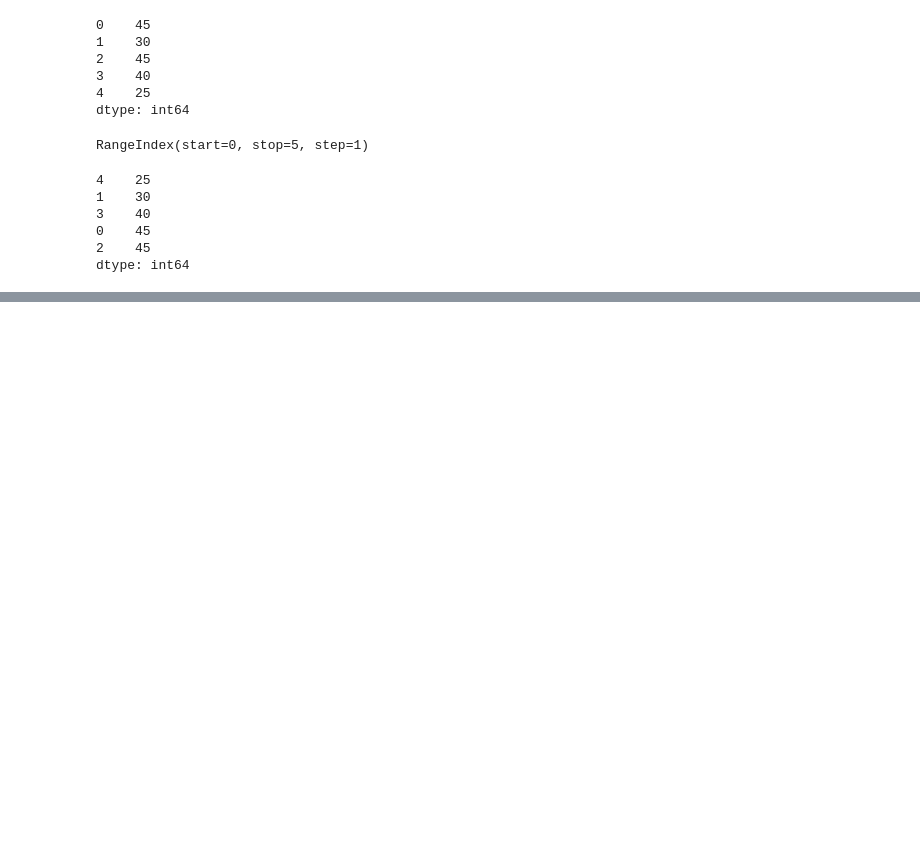
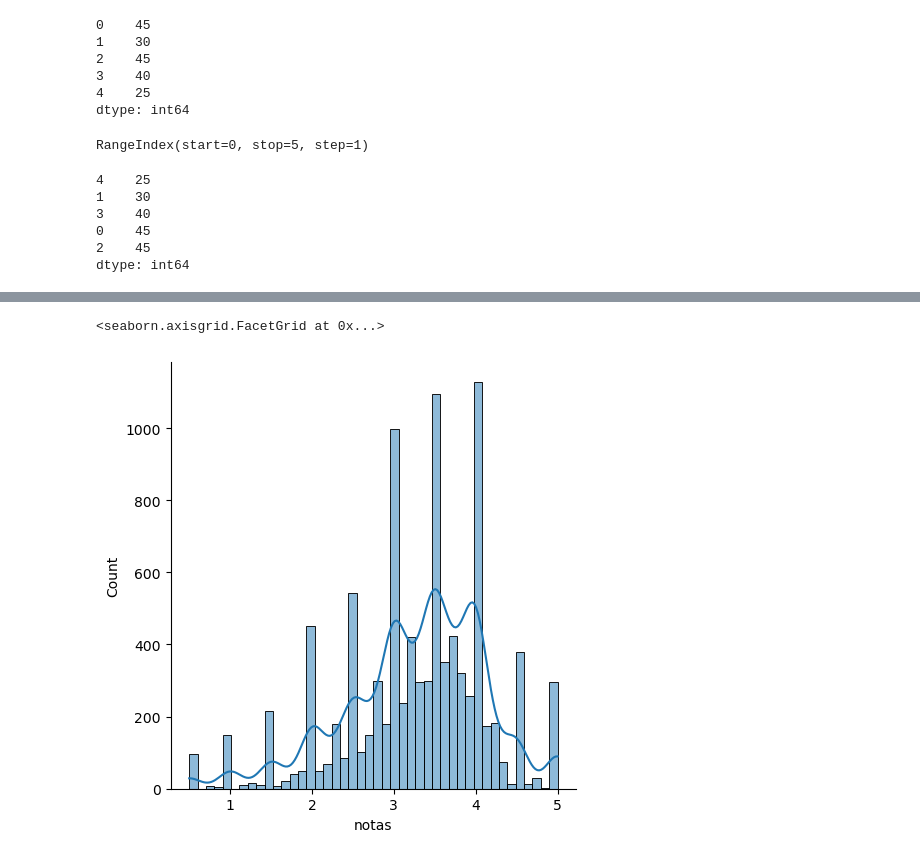
Before and after one commit to leandroclv/Python_data_science_alura, a Jupyter notebook: data_science/introd.ipynb, the cells around one changed output, grey strips where cells are left out. Cells and saved outputs as stored; diff of their text form; code cells hidden in the pictures; blank space fills up the shorter version.

```diff
--- a/data_science/introd.ipynb
+++ b/data_science/introd.ipynb
@@ -213,0 +378,5 @@ dtype: int64
+# %%
+sns.displot(medias_por_filme, kde=True)
+# %% [output]
+<seaborn.axisgrid.FacetGrid at 0x...>
+[figure, added]
```
Also changed, not shown: parts of 26 cells of this notebook, 2 other files.
